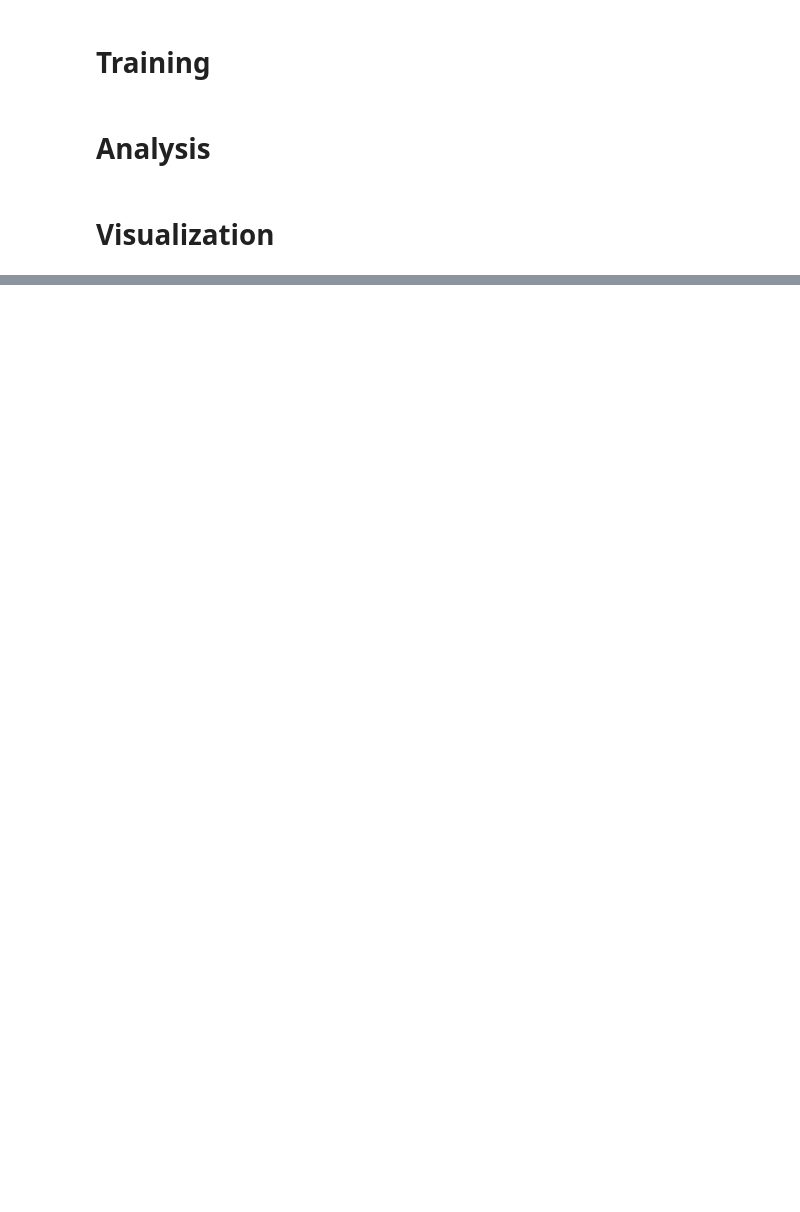
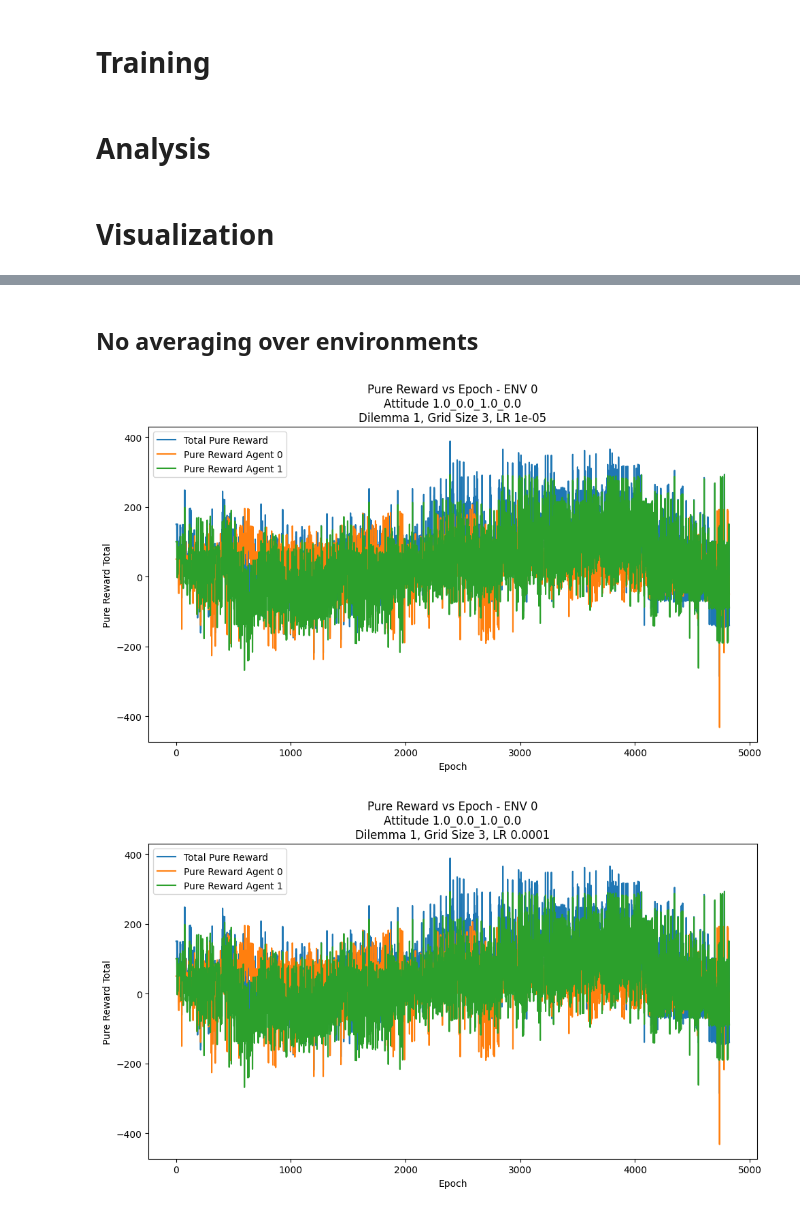
Before and after one commit to samuellozanoiglesias/CoopCoins, a Jupyter notebook: coin_game/analysis.ipynb, the cells around one changed output, grey strips where cells are left out. Drawn from its saved outputs; the diff is of its cells as text; code cells hidden in the pictures; blank space fills up the shorter version.

```diff
--- a/coin_game/analysis.ipynb
+++ b/coin_game/analysis.ipynb
@@ -161,0 +243,51 @@ for attitude in unique_attitudes:
+# %% [markdown]
+## No averaging over environments
+# %%
+# Crear gráficas por combinación de coeficientes
+for attitude in unique_attitudes:
+    subset = df[df["attitude_key"] == attitude]
+
+    for environment in subset["env"].unique():
+        env_filtered = subset[subset["env"] == environment]
+
+        for dilemma_value in env_filtered["dilemma"].unique():
+            dilemma_filtered = env_filtered[env_filtered["dilemma"] == dilemma_value]
+
+            for grid_size in dilemma_filtered["grid_size"].unique():
+                # Filtrar por grid_size
+                grid_filtered = dilemma_filtered[dilemma_filtered["grid_size"] == grid_size]
+
+                if grid_filtered.empty:
+                    continue
+
+                # Filtrar por tasa de aprendizaje
+                for lr in grid_filtered["lr"].unique():
+                    grid_lr_filtered = grid_filtered[grid_filtered["lr"] == lr]
+
+                    if grid_lr_filtered.empty:
+                        continue
+
+                    # Crear la figura
+                    plt.figure(figsize=(10, 6))
+
+                    # Agrupar por epoch y promediar la recompensa total
+                    grouped = grid_filtered.groupby("epoch")["pure_reward_total"].mean().reset_index()
+                    grouped_0 = grid_filtered.groupby("epoch")["pure_reward_agent_0"].mean().reset_index()
+                    grouped_1 = grid_filtered.groupby("epoch")["pure_reward_agent_1"].mean().reset_index()
+                    plt.plot(grouped["epoch"], grouped["pure_reward_total"], label="Total Pure Reward")
+                    plt.plot(grouped_0["epoch"], grouped_0["pure_reward_agent_0"], label="Pure Reward Agent 0")
+                    plt.plot(grouped_1["epoch"], grouped_1["pure_reward_agent_1"], label="Pure Reward Agent 1")
+
+                    # Añadir detalles
+                    plt.title(f"Pure Reward vs Epoch - ENV {environment}\nAttitude {attitude}\nDilemma {dilemma_value}, Grid Size {grid_size}, LR {lr}")
+                    plt.xlabel("Epoch")
+                    #plt.xlim([0,100])
+                    plt.ylabel("Pure Reward Total")
+                    plt.legend()
+                    plt.tight_layout()
+
+                    # Mostrar la gráfica (puedes cambiar a savefig si quieres guardarlas)
+                    plt.show()
+# %% [output]
+[figure, added]
+[figure, added]
```
Also changed, not shown: parts of 7 cells of this notebook, 3 other files.
